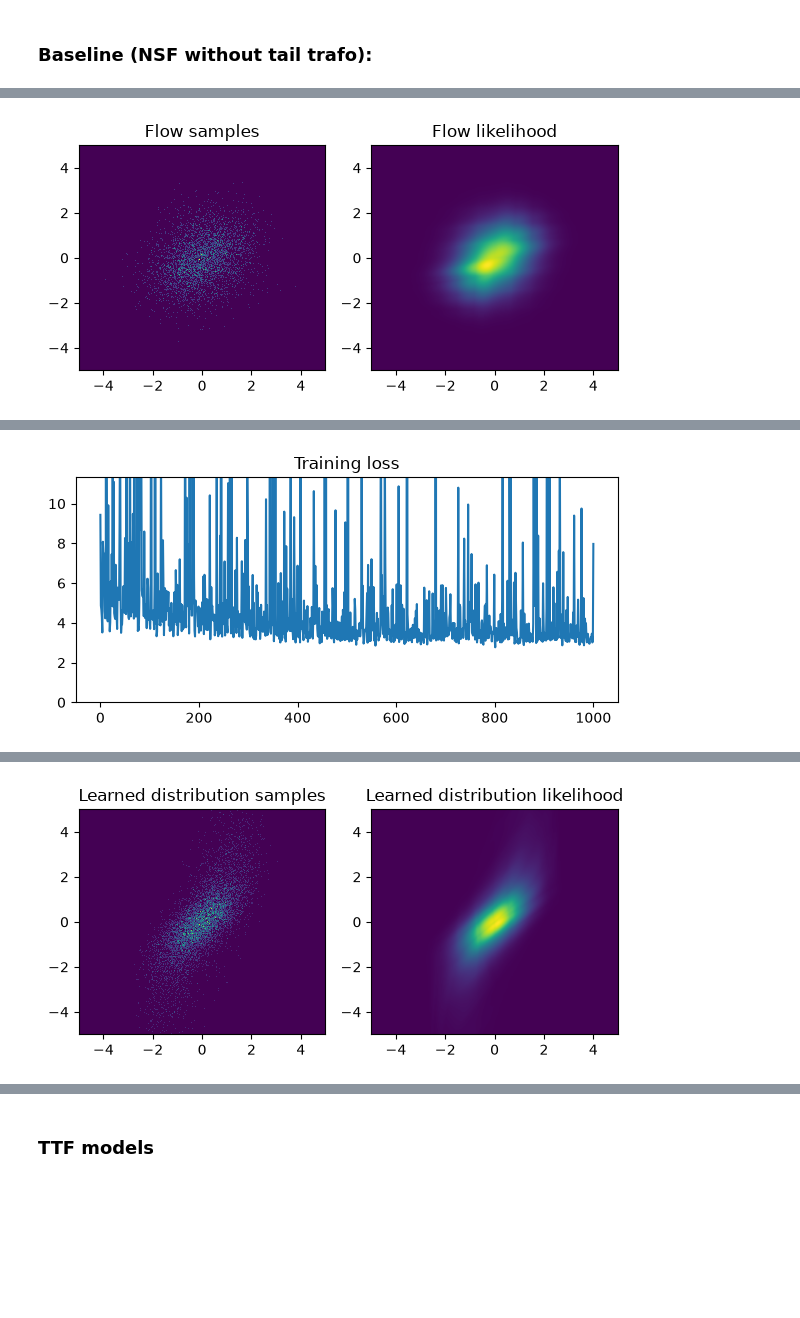
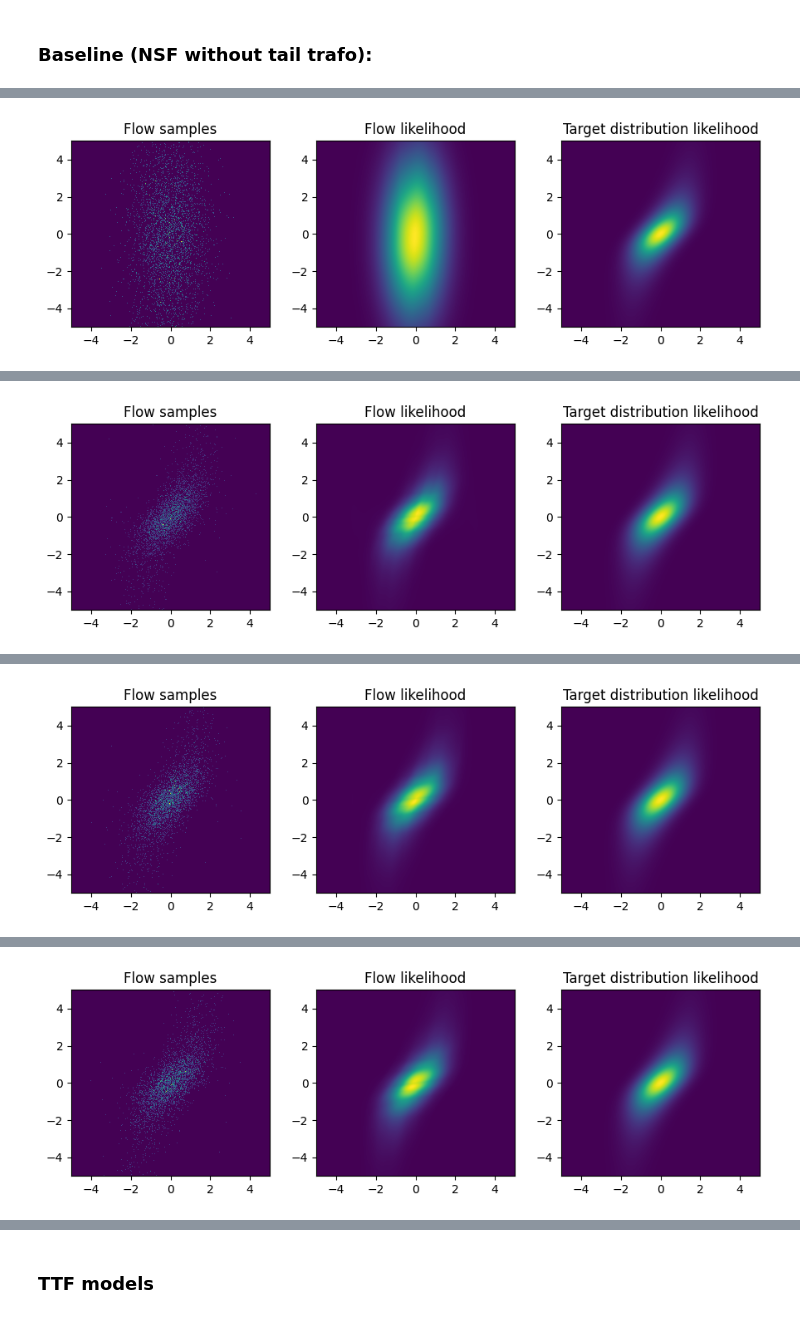
Before and after one commit to Lukas2412/tailnflows, a Jupyter notebook: experiments/density_estimation_synthetic/ttf_artifacts_and_modifications_exploration.ipynb, the cells around one changed output, grey strips where cells are left out. Drawn from its saved outputs; the diff is of its cells as text; code cells hidden in the pictures; blank space fills up the shorter version.

Commit message:
first experiments with Flow Matching + TTF

```diff
--- a/experiments/density_estimation_synthetic/ttf_artifacts_and_modifications_exploration.ipynb
+++ b/experiments/density_estimation_synthetic/ttf_artifacts_and_modifications_exploration.ipynb
@@ -4,8 +4,8 @@
 import os
 # os.environ['CUDA_VISIBLE_DEVICES'] = '2'
 
-from typing import Callable, Optional, Union, Sequence
-from tqdm.notebook import tqdm
+from typing import Optional, Union, Sequence
+from tqdm import tqdm
 import numpy as np
 import torch
 from nflows.transforms import Transform
@@ -13,12 +13,13 @@ import normflows as nf
 import matplotlib.pyplot as plt
 import openturns as ot
 
-from tailnflows.targets.synth_targets import GaussianCopula
+from tailnflows.targets.synth_targets import Target, GaussianCopula
 from tailnflows.models.extreme_transformations import TailAffineMarginalTransform, ModifiedTailAffineMarginalTransform
-from tailnflows.metrics import metrics
 
-torch.cuda.set_device(2)
-device = torch.device(f"cuda:{2}" if torch.cuda.is_available() else "cpu")
+torch.cuda.set_device(3)
+device = torch.device(f"cuda:{3}" if torch.cuda.is_available() else "cpu")
+
+torch.set_num_threads(4)
 
 print("Using device: ", device)
 print("Current CUDA device:", torch.cuda.current_device())
@@ -42,19 +43,13 @@ target = GaussianCopula(
 )
 target = target.to(device)
 
-# Estimate entropy as lower bound for flow NLLs
-x = target.sample(64000).to(device)
-log_p = target.log_prob(x).sum().item()
-average_nats_per_dim = -log_p / (x.shape[0] * target.dim)
-print(f"average_nats_per_dim: {average_nats_per_dim:.3f}")
-
 # Set base distribuiton
 q0 = nf.distributions.DiagGaussian(2, trainable=False)
 q0 = q0.to(device)
 
 # Architectural parameters for flow models
-num_layers = 3
-num_blocks = 2
+num_layers = 4
+num_blocks = 4
 num_hidden_channels = 64
 
 # Parameters for plots
@@ -66,7 +61,7 @@ extent_imshow = (x_low, x_high, y_low, y_high)
 
 # Prepare grid
 bins = 500
-grid_size = 300
+grid_size = 500
 grid = torch.meshgrid(torch.linspace(x_low, x_high, grid_size), torch.linspace(y_low, y_high, grid_size), indexing='xy')
 grid = torch.stack([grid[0].flatten(), grid[1].flatten()], dim=1).to(device)
 print("grid.shape: ", grid.shape)
@@ -94,4 +88,9 @@ axs[1].set_title('Target distribution likelihood')
 
 fig.tight_layout()
 fig.show()
+
+# quick estimate of entropy of target distribution, for lower bound on loss
+entropy_estimate = -target.log_prob(target.sample(100000)).mean().detach().cpu().numpy()
+print("Estimated entropy of target distribution: ", entropy_estimate)
+print("Later we use it per dimension (WHY?) so we divide by 2: ", entropy_estimate/2.0)
 # %% [output]
@@ -307,7 +346,4 @@ Num params nfm_baseline:  59484
 # %%
 # Train model
-train(nfm_baseline, target, 1000, show_every=2000)
-
-if device.type == 'cuda':
-    torch.cuda.empty_cache()
+train(nfm_baseline, target, 2000, show_every=400)
 # %% [output]
@@ -315 +352 @@ Current training loss: 4.874
-[figure, old version]
+[figure, new version]
@@ -316 +354 @@ Current training loss: 4.874
-[figure, old version]
+[figure, new version]
@@ -317 +356 @@ Current training loss: 4.874
-[figure, old version]
+[figure, new version]
@@ -317,0 +358 @@ Current training loss: 4.874
+[figure, added]
```
Also changed, not shown: parts of 41 cells of this notebook.
